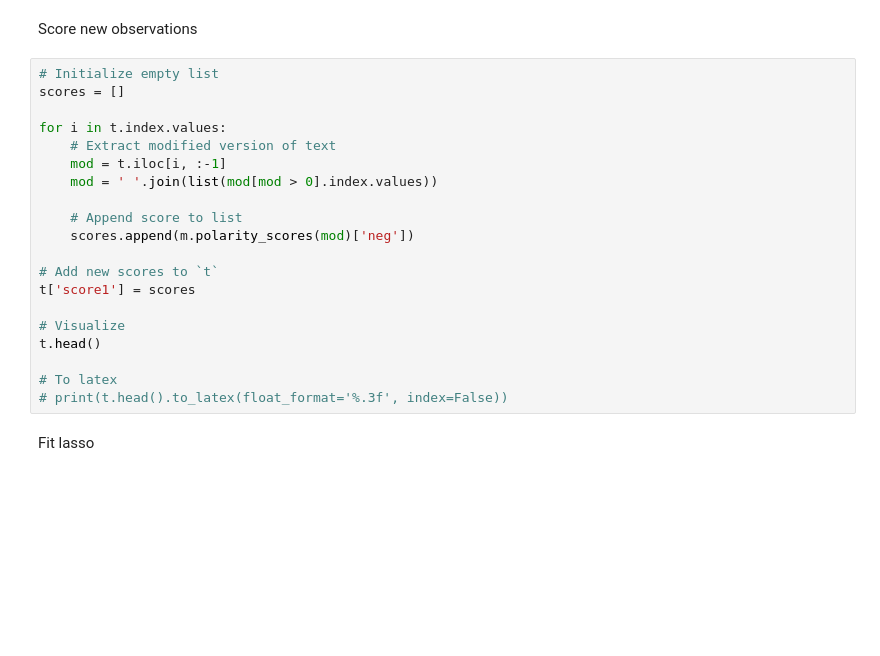
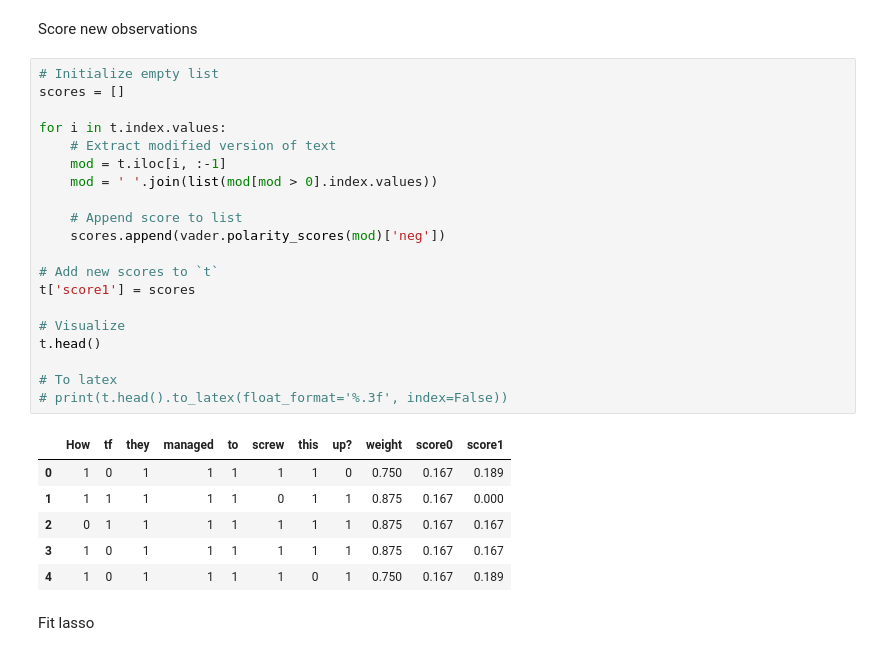
Before and after one commit to ArturoSbr/understanding-vadr, a Jupyter notebook: cod/03-lime/lime.ipynb, the cells around one changed output. Saved outputs shown, nothing was run; the diff lists cells and outputs as text; blank space fills up the shorter version.

```diff
--- a/cod/03-lime/lime.ipynb
+++ b/cod/03-lime/lime.ipynb
@@ -144,23 +173,30 @@ Score new observations
 # %%
 # Initialize empty list
 scores = []
 
 for i in t.index.values:
     # Extract modified version of text
     mod = t.iloc[i, :-1]
     mod = ' '.join(list(mod[mod > 0].index.values))
 
     # Append score to list
-    scores.append(m.polarity_scores(mod)['neg'])
+    scores.append(vader.polarity_scores(mod)['neg'])
 
 # Add new scores to `t`
 t['score1'] = scores
 
 # Visualize
 t.head()
 
 # To latex
 # print(t.head().to_latex(float_format='%.3f', index=False))
+# %% [output]
+|  | How | tf | they | managed | to | screw | this | up? | weight | score0 | score1 |
+| 0 | 1 | 0 | 1 | 1 | 1 | 1 | 1 | 0 | 0.750 | 0.167 | 0.189 |
+| 1 | 1 | 1 | 1 | 1 | 1 | 0 | 1 | 1 | 0.875 | 0.167 | 0.000 |
+| 2 | 0 | 1 | 1 | 1 | 1 | 1 | 1 | 1 | 0.875 | 0.167 | 0.167 |
+| 3 | 1 | 0 | 1 | 1 | 1 | 1 | 1 | 1 | 0.875 | 0.167 | 0.167 |
+| 4 | 1 | 0 | 1 | 1 | 1 | 1 | 0 | 1 | 0.750 | 0.167 | 0.189 |
 # %% [markdown]
 Fit lasso
 # %%
```
Also changed, not shown: parts of 24 cells of this notebook.
